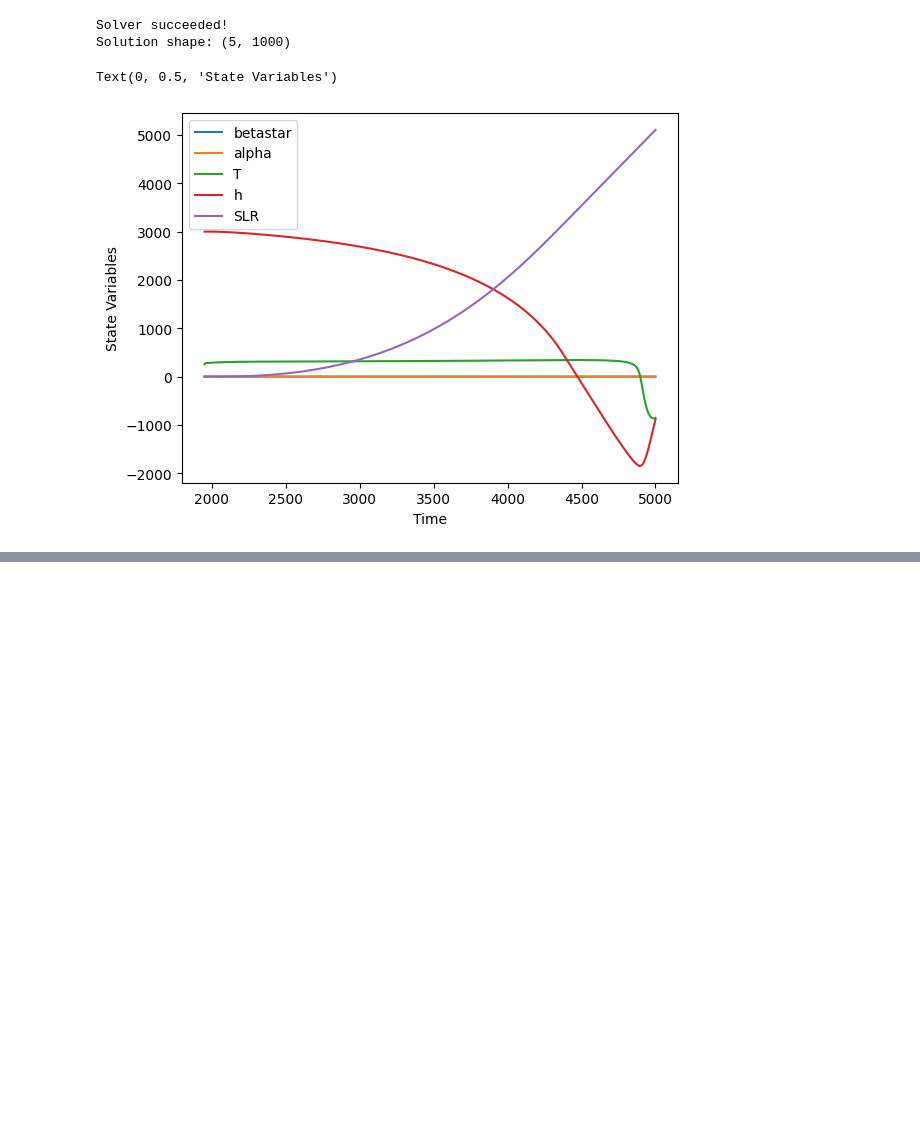
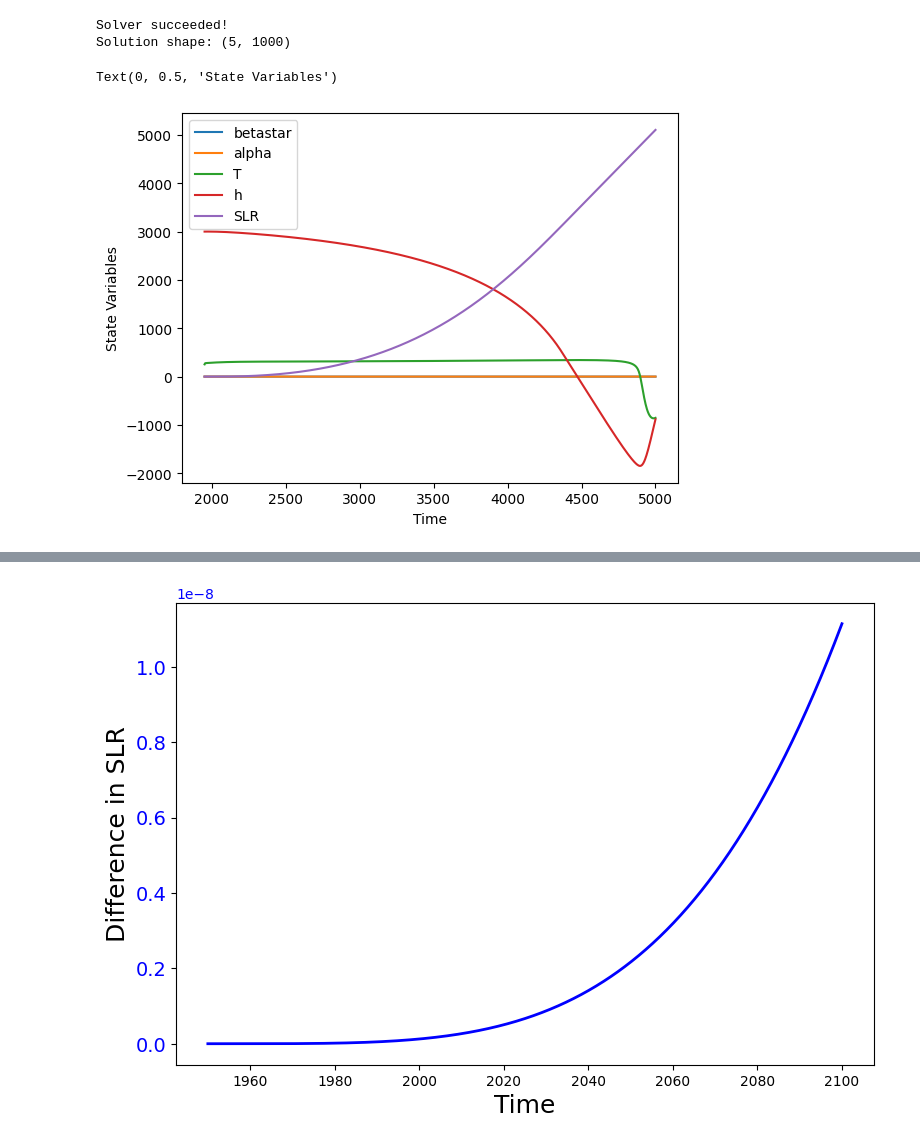
Before and after one commit to Sez26/MMSD, a Jupyter notebook: Question2/TipPoint_06.ipynb, the cells around one changed output, grey strips where cells are left out. Drawn from its saved outputs; the diff is of its cells as text; code cells hidden in the pictures; blank space fills up the shorter version.

```diff
--- a/Question2/TipPoint_06.ipynb
+++ b/Question2/TipPoint_06.ipynb
@@ -70,7 +70,7 @@ state_var_0 = [0, 0.4, 254, 3000, 0]
 params = {
     "G": 4e-6, # 3.12169312e-05,
     "kappa": 1e-7,
-    "gamma": 1e-1,
+    "gamma": 6e-1,
     "start_year": 1950,
     "E_0": 5.2e9,
     "t_CO2": 100,
@@ -290 +293,32 @@ params = {
 }
+# %%
+# Solve the system
+t_span = (1950, 2100)  # Time range
+t_eval = np.linspace(1950, 2100, 1000)
+
+# Run the solver
+# sol = solve_ivp(GrIS_melt, t_span, state_var_0, args=(params,), method="RK45", t_eval=t_eval)
+sol_2100_c = solve_ivp(GrIS_melt_lin, t_span, state_var_0, args=(params,), method="RK45", t_eval=t_eval, max_step=0.5)
+
+
+# Check if solver was successful
+if not sol_2100_c.success:
+    print("Solver did not converge. Check for numerical issues.")
+    print(f"Message: {sol_2100_c.message}")
+else:
+    print("Solver succeeded!")
+
+# Check the shape of the solution
+print(f"Solution shape: {sol_2100_c.y.shape}")
+
+
+# Plot the results
+plt.plot(sol_2100_c.t, sol_2100_c.y[0], label="betastar")
+plt.plot(sol_2100_c.t, sol_2100_c.y[1], label="alpha")
+plt.plot(sol_2100_c.t, sol_2100_c.y[2], label="T")
+plt.plot(sol_2100_c.t, sol_2100_c.y[3], label="h")
+plt.plot(sol_2100_c.t, sol_2100_c.y[4], label="SLR")
+plt.legend()
+plt.xlabel("Time")
+plt.ylabel("State Variables")
+plt.show()
@@ -290,0 +355,12 @@ params = {
+# %%
+# find the difference in SLR for linear and constant emissions scenario
+diff_SLR = sol_2100_lin.y[4] - sol_2100_c.y[4]
+
+fig1, ax1 = plt.subplots(figsize=(9, 6))
+
+ax1.plot(sol_2100_c.t, diff_SLR, label="SLR", color="blue", linewidth = 2)
+ax1.set_xlabel("Time", fontdict={'fontsize':18})
+ax1.set_ylabel("Difference in SLR", fontdict={'fontsize':18})
+ax1.tick_params(axis="y", labelcolor="blue", labelsize=14)
+# %% [output]
+[figure, added]
```
Also changed, not shown: parts of 8 cells of this notebook.
